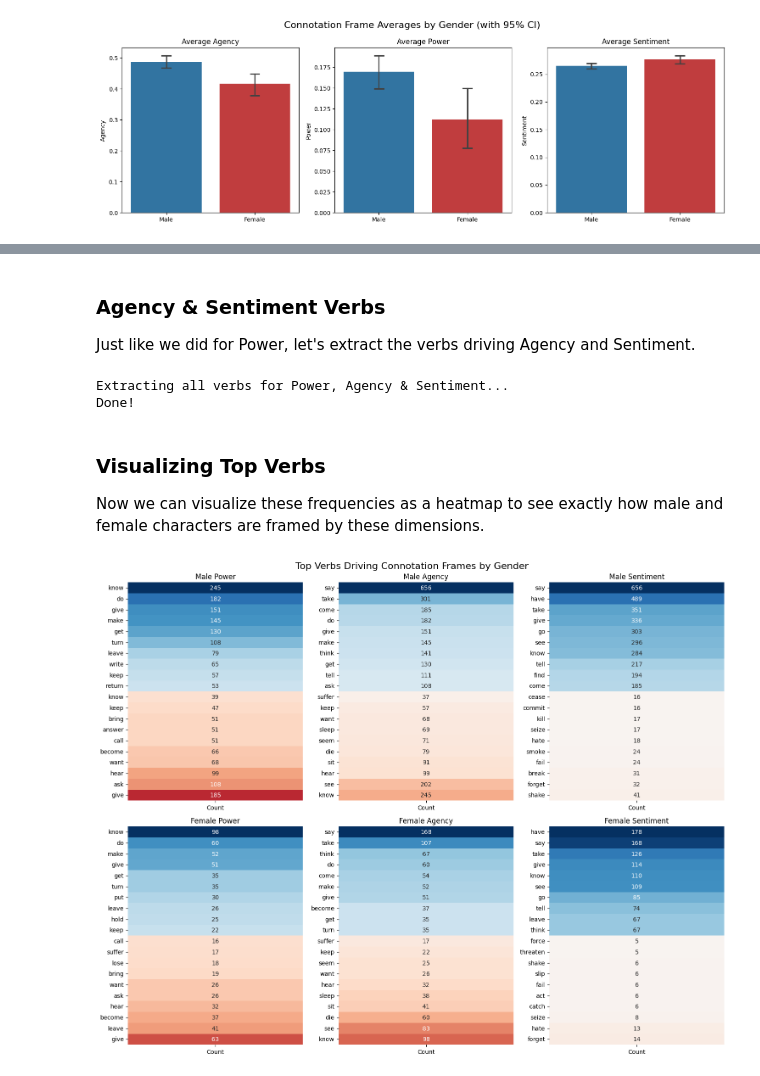
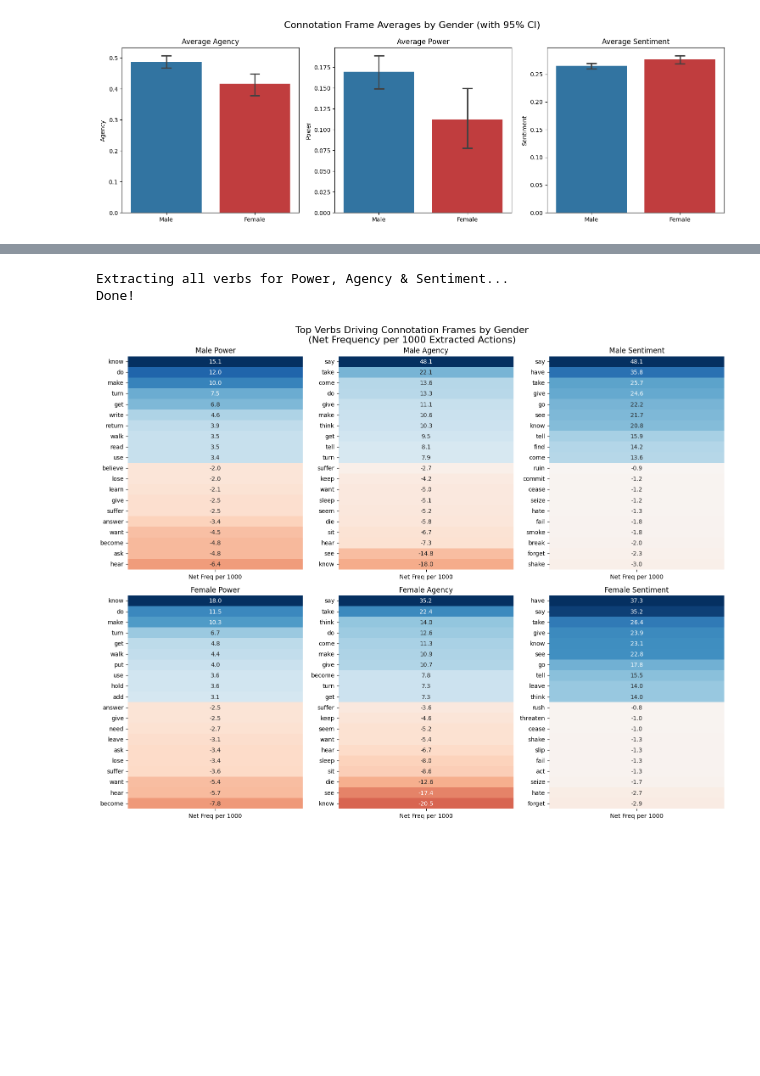
Before and after one commit to eglantine-vialaneix/opium-gutenberg, a Jupyter notebook: code/3_analysis/connotation_frame.ipynb, the cells around one changed output, grey strips where cells are left out. Drawn from its saved outputs; the diff is of its cells as text; code cells hidden in the pictures; blank space fills up the shorter version.

Commit message:
more connot frame

```diff
--- a/code/3_analysis/connotation_frame.ipynb
+++ b/code/3_analysis/connotation_frame.ipynb
@@ -424,12 +277,5 @@ Contexts for Female as theme of 'make'
-# %% [markdown]
-### Agency & Sentiment Verbs
-
-Just like we did for Power, let's extract the verbs driving Agency and Sentiment.
 # %%
 from collections import Counter
-
-def get_top_verbs(counter, n=10):
-    return [(v, c) for v, c in counter.most_common(n)]
 
 male_high_power = Counter()
 male_low_power = Counter()
@@ -445,6 +291,9 @@ male_pos_sentiment = Counter()
 male_neg_sentiment = Counter()
 female_pos_sentiment = Counter()
 female_neg_sentiment = Counter()
+
+total_male_actions = 0
+total_female_actions = 0
 
 print("Extracting all verbs for Power, Agency & Sentiment...")
 for idx, row in df.iterrows():
@@ -463,6 +312,10 @@ for idx, row in df.iterrows():
                 role = None
                 if token.dep_ in ['nsubj', 'nsubjpass']: role = 'agent'
                 elif token.dep_ in ['dobj', 'pobj', 'dative']: role = 'theme'
+
+                if role:
+                    if target_gender == 'Male': total_male_actions += 1
+                    else: total_female_actions += 1
 
                 if role and verb in ap_dict:
                     # Power
@@ -488,7 +341,7 @@ for idx, row in df.iterrows():
 
                 if role and verb in sentiment_dict:
                     sent_key = 'writer_perspective(a)' if role == 'agent' else 'writer_perspective(t)'
-                    sentiment = sentiment_dict[verb][sent_key]
+                    sentiment = sentiment_dict[verb].get(sent_key)
                     if pd.notna(sentiment):
                         if sentiment > 0:
                             if target_gender == 'Male': male_pos_sentiment[verb] += 1
@@ -496,55 +349,66 @@ for idx, row in df.iterrows():
                         elif sentiment < 0:
                             if target_gender == 'Male': male_neg_sentiment[verb] += 1
                             else: female_neg_sentiment[verb] += 1
+
 print("Done!")
+print(f"Total extracted male actions: {total_male_actions}")
+print(f"Total extracted female actions: {total_female_actions}")
 # %% [output]
 Extracting all verbs for Power, Agency & Sentiment...
 Done!
-# %% [markdown]
-### Visualizing Top Verbs
-Now we can visualize these frequencies as a heatmap to see exactly how male and female characters are framed by these dimensions.
 # %%
-import matplotlib.pyplot as plt
-import seaborn as sns
+def plot_top_verbs(high_counter, low_counter, total_count, title, ax, n=10):
+    # Get all unique verbs
+    all_verbs = set(high_counter.keys()).union(set(low_counter.keys()))
 
-def plot_top_verbs(high_counter, low_counter, title, ax):
-    # Combine top positive and top negative verbs
-    top_pos = get_top_verbs(high_counter, 10)
-    top_neg = get_top_verbs(low_counter, 10)
-
-    # For heatmap, we want values. Positive counts are > 0, negative counts we'll make < 0 for visualization
-    verbs = [v for v, c in top_pos] + [v for v, c in top_neg[::-1]]
-    counts = [c for v, c in top_pos] + [-c for v, c in top_neg[::-1]]
-
-    if not verbs:
+    if not all_verbs:
         return
 
-    df_plot = pd.DataFrame({'Count': counts}, index=verbs)
+    # Calculate net frequency per 1000 actions for each verb
+    verb_scores = {}
+    for v in all_verbs:
+        score = (high_counter[v] - low_counter[v]) / total_count * 1000
+        verb_scores[v] = score
+
+    # Sort verbs by net score (highest positive contribution to lowest negative contribution)
+    sorted_verbs = sorted(verb_scores.items(), key=lambda x: x[1], reverse=True)
+
+    # Take top N positive drivers and top N negative drivers
+    if len(sorted_verbs) > 2 * n:
+        top_verbs = [v for v, s in sorted_verbs[:n]]
+        bottom_verbs = [v for v, s in sorted_verbs[-n:]]
+        selected_verbs = top_verbs + bottom_verbs
+    else:
+        selected_verbs = [v for v, s in sorted_verbs]
+
+    counts = [verb_scores[v] for v in selected_verbs]
+
+    df_plot = pd.DataFrame({'Net Freq per 1000': counts}, index=selected_verbs)
 
     # Custom divergent colormap
     sns.heatmap(df_plot,
-                annot=df_plot.abs(), # display absolute counts
+                annot=True, # display the actual net frequency with sign
                 cmap='RdBu',
                 center=0,
                 cbar=False,
-                fmt='d',
+                fmt='.1f',
                 ax=ax)
     ax.set_title(title)
     ax.set_ylabel('')
 
 fig, axes = plt.subplots(2, 3, figsize=(15, 12))
-fig.suptitle('Top Verbs Driving Connotation Frames by Gender', fontsize=16)
+fig.suptitle('Top Verbs Driving Connotation Frames by Gender\n(Net Frequency per 1000 Extracted Actions)', fontsize=16)
 
-plot_top_verbs(male_high_power, male_low_power, 'Male Power', axes[0, 0])
-plot_top_verbs(male_high_agency, male_low_agency, 'Male Agency', axes[0, 1])
-plot_top_verbs(male_pos_sentiment, male_neg_sentiment, 'Male Sentiment', axes[0, 2])
+plot_top_verbs(male_high_power, male_low_power, total_male_actions, 'Male Power', axes[0, 0])
+plot_top_verbs(male_high_agency, male_low_agency, total_male_actions, 'Male Agency', axes[0, 1])
+plot_top_verbs(male_pos_sentiment, male_neg_sentiment, total_male_actions, 'Male Sentiment', axes[0, 2])
 
-plot_top_verbs(female_high_power, female_low_power, 'Female Power', axes[1, 0])
-plot_top_verbs(female_high_agency, female_low_agency, 'Female Agency', axes[1, 1])
-plot_top_verbs(female_pos_sentiment, female_neg_sentiment, 'Female Sentiment', axes[1, 2])
+plot_top_verbs(female_high_power, female_low_power, total_female_actions, 'Female Power', axes[1, 0])
+plot_top_verbs(female_high_agency, female_low_agency, total_female_actions, 'Female Agency', axes[1, 1])
+plot_top_verbs(female_pos_sentiment, female_neg_sentiment, total_female_actions, 'Female Sentiment', axes[1, 2])
 
 plt.tight_layout()
 plt.savefig('../../data/snippets/cf_verbs_heatmap.png', dpi=150)
 plt.show()
 # %% [output]
-[figure, old version]
+[figure, new version]
```
Also changed, not shown: parts of 23 cells of this notebook, 4 other files.
